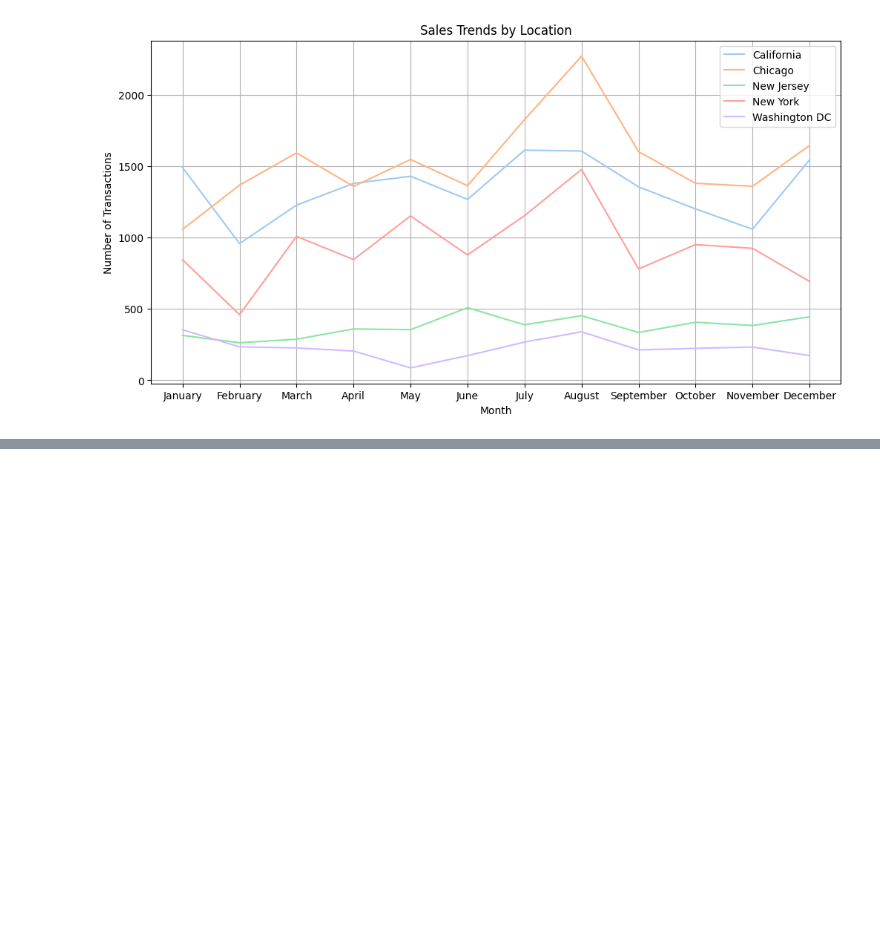
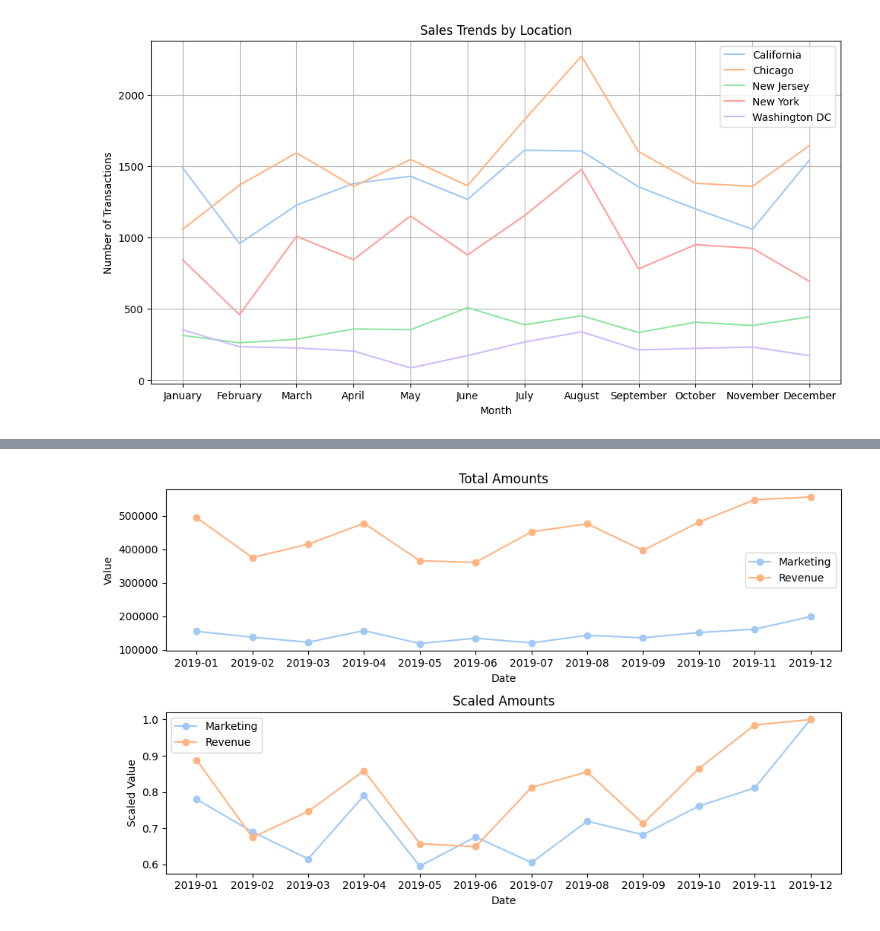
Before and after one commit to gomezgaston/Analysis_For_Ecommerce, a Jupyter notebook: EDA.ipynb, the cells around one changed output, grey strips where cells are left out. Saved outputs shown, nothing was run; the diff lists cells and outputs as text; code cells hidden in the pictures; blank space fills up the shorter version.

```diff
--- a/EDA.ipynb
+++ b/EDA.ipynb
@@ -628,0 +701,43 @@ plt.show()
+# %%
+df_date_total = df_sales[['Transaction_Date', 'Revenue']]
+df_date_total = df_date_total.groupby(df_date_total['Transaction_Date'].dt.to_period("M")).agg({
+    'Revenue': 'sum'})
+
+df_grouped = df_marketing.groupby(df_marketing['Date'].dt.to_period("M")).agg({
+    'Total_Spend': 'sum'})
+
+merged_df = df_grouped.merge(df_date_total, left_index=True, right_index=True)
+# %%
+# Assuming merged_df is your merged DataFrame
+merged_df.index = merged_df.index.astype(str)
+
+# Scale the columns by dividing by their respective maximum values
+scaled_df = merged_df.div(merged_df.max())
+scaled_df.index = scaled_df.index.astype(str)
+
+# Create subplots
+fig, axes = plt.subplots(nrows=2, ncols=1, figsize=(10, 6))
+
+# Plot the original data
+axes[0].plot(merged_df['Total_Spend'], label='Marketing', marker='o')
+axes[0].plot(merged_df['Revenue'], label='Revenue', marker='o')
+axes[0].set_xlabel('Date')
+axes[0].set_ylabel('Value')
+axes[0].set_title('Total Amounts')
+axes[0].legend()
+
+# Plot the scaled data
+axes[1].plot(scaled_df['Total_Spend'], label='Marketing', marker='o')
+axes[1].plot(scaled_df['Revenue'], label='Revenue', marker='o')
+axes[1].set_xlabel('Date')
+axes[1].set_ylabel('Scaled Value')
+axes[1].set_title('Scaled Amounts')
+axes[1].legend()
+
+# Adjust layout to prevent clipping of ylabel
+plt.tight_layout()
+
+# Show the plot
+plt.show()
+# %% [output]
+[figure, added]
```
Also changed, not shown: parts of 31 cells of this notebook, 17 other files.
